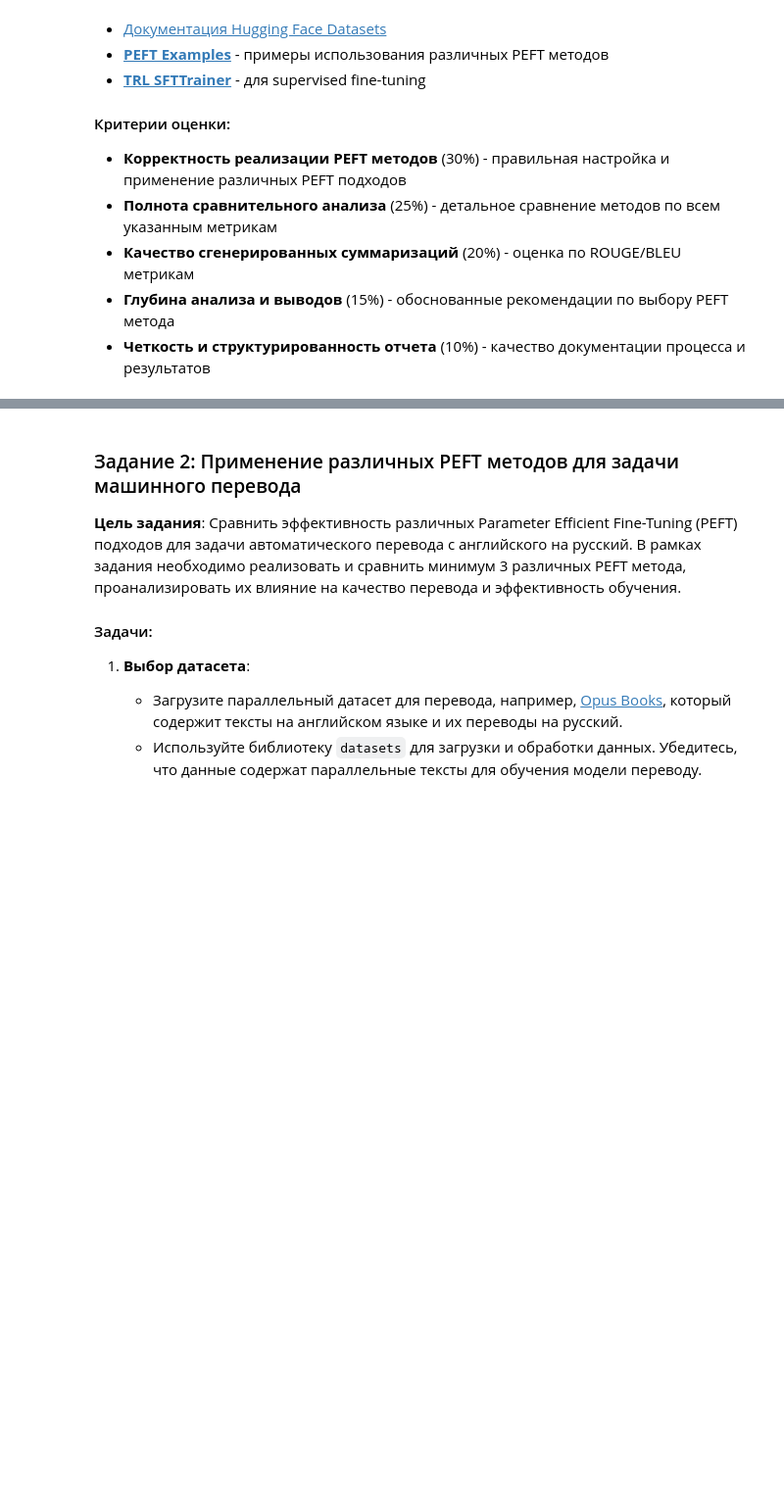
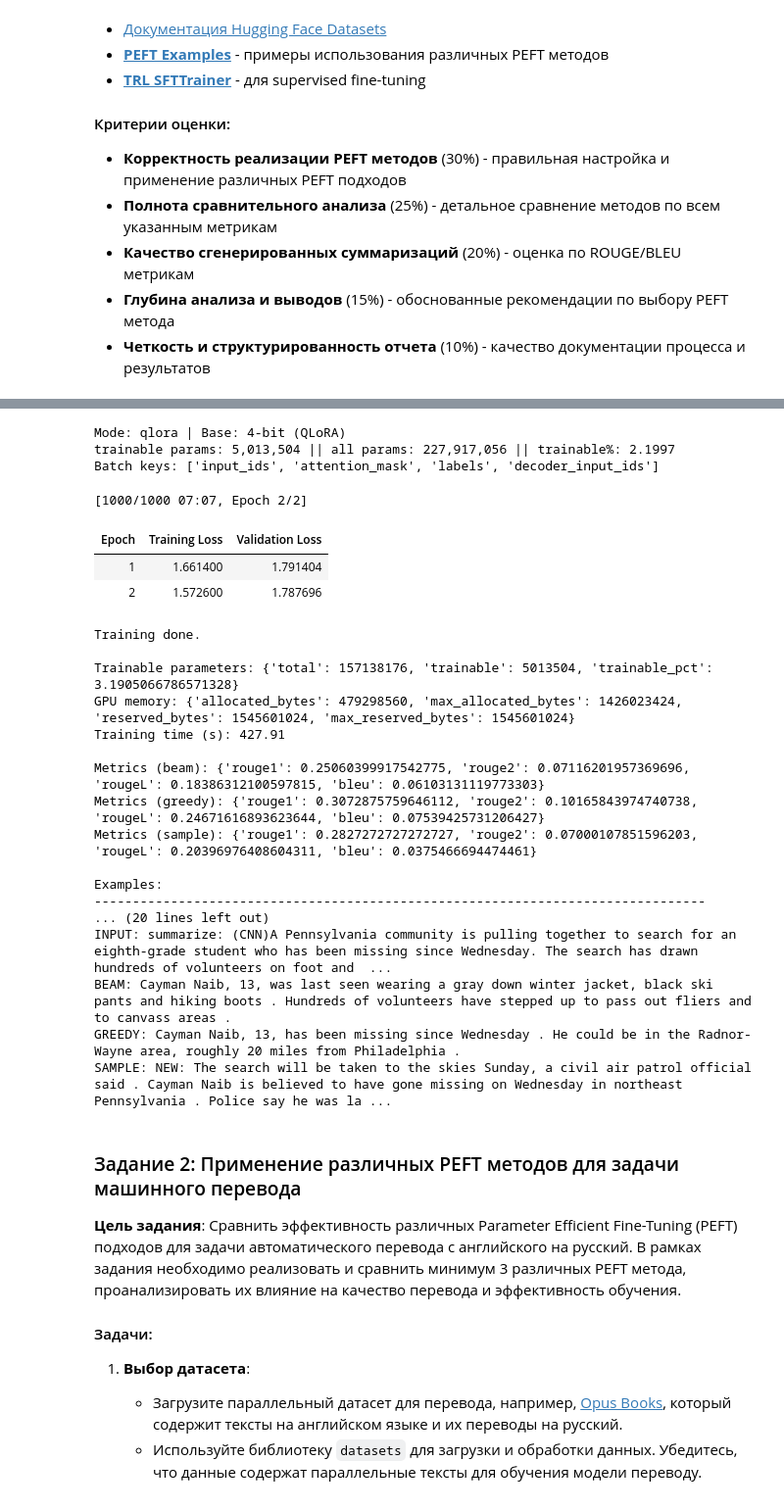
Before and after one commit to diuzhevVlad/NLP-course-mipt, a Jupyter notebook: hw4/05_assignment.ipynb, the cells around one changed output, grey strips where cells are left out. Shown at 98% size. Cells and saved outputs as stored; diff of their text form; code cells hidden in the pictures; blank space fills up the shorter version.

```diff
--- a/hw4/05_assignment.ipynb
+++ b/hw4/05_assignment.ipynb
@@ -246,3 +633,64 @@ tokenized_test = custom_test.map(
+# %%
+CONFIG = {
+    "model_name": "t5-base",
+    "sample_train": 2000,
+    "out_dir": "./out/t5_qlora",
+    "epochs": 2,
+    "train_bs": 4,
+    "eval_bs": 4,
+    "mode": "qlora",
+}
+
+results = run_t5_peft(
+    model_name=CONFIG["model_name"],
+    sample_train=CONFIG["sample_train"],
+    out_dir=CONFIG["out_dir"],
+    epochs=CONFIG["epochs"],
+    train_bs=CONFIG["train_bs"],
+    eval_bs=CONFIG["eval_bs"],
+    mode=CONFIG["mode"],
+)
+print("Training done.\n")
+
+print("Trainable parameters:", results["trainable_params"])
+print("GPU memory:", results["gpu_mem"])
+print("Training time (s):", round(results["train_time_s"], 2))
+print("\nMetrics (beam):", results["metrics"]["beam"])
+print("Metrics (greedy):", results["metrics"]["greedy"])
+print("Metrics (sample):", results["metrics"]["sample"])
+
+print("\nExamples:")
+for i, src in enumerate(results["examples"]["inputs"]):
+    print("-" * 80)
+    print("INPUT:", src[:200].replace("\n", " ") + ("..." if len(src) > 200 else ""))
+    print("BEAM:", results["examples"]["beam"][i])
+    print("GREEDY:", results["examples"]["greedy"][i])
+    print("SAMPLE:", results["examples"]["sample"][i])
+# %% [output]
+Mode: qlora | Base: 4-bit (QLoRA)
+trainable params: 5,013,504 || all params: 227,917,056 || trainable%: 2.1997
+Batch keys: ['input_ids', 'attention_mask', 'labels', 'decoder_input_ids']
+[1000/1000 07:07, Epoch 2/2]
+| Epoch | Training Loss | Validation Loss |
+| 1 | 1.661400 | 1.791404 |
+| 2 | 1.572600 | 1.787696 |
+Training done.
+
+Trainable parameters: {'total': 157138176, 'trainable': 5013504, 'trainable_pct': 3.1905066786571328}
+GPU memory: {'allocated_bytes': 479298560, 'max_allocated_bytes': 1426023424, 'reserved_bytes': 1545601024, 'max_reserved_bytes': 1545601024}
+Training time (s): 427.91
+
+Metrics (beam): {'rouge1': 0.25060399917542775, 'rouge2': 0.07116201957369696, 'rougeL': 0.18386312100597815, 'bleu': 0.06103131119773303}
+Metrics (greedy): {'rouge1': 0.3072875759646112, 'rouge2': 0.10165843974740738, 'rougeL': 0.24671616893623644, 'bleu': 0.07539425731206427}
+Metrics (sample): {'rouge1': 0.2827272727272727, 'rouge2': 0.07000107851596203, 'rougeL': 0.20396976408604311, 'bleu': 0.0375466694474461}
+
+Examples:
+--------------------------------------------------------------------------------
+... (20 lines left out)
+INPUT: summarize: (CNN)A Pennsylvania community is pulling together to search for an eighth-grade student who has been missing since Wednesday. The search has drawn hundreds of volunteers on foot and  ...
+BEAM: Cayman Naib, 13, was last seen wearing a gray down winter jacket, black ski pants and hiking boots . Hundreds of volunteers have stepped up to pass out fliers and to canvass areas .
+GREEDY: Cayman Naib, 13, has been missing since Wednesday . He could be in the Radnor-Wayne area, roughly 20 miles from Philadelphia .
+SAMPLE: NEW: The search will be taken to the skies Sunday, a civil air patrol official said . Cayman Naib is believed to have gone missing on Wednesday in northeast Pennsylvania . Police say he was la ...
 # %% [markdown]
 ### Задание 2: Применение различных PEFT методов для задачи машинного перевода
 
```
Also changed, not shown: parts of 20 cells of this notebook.
